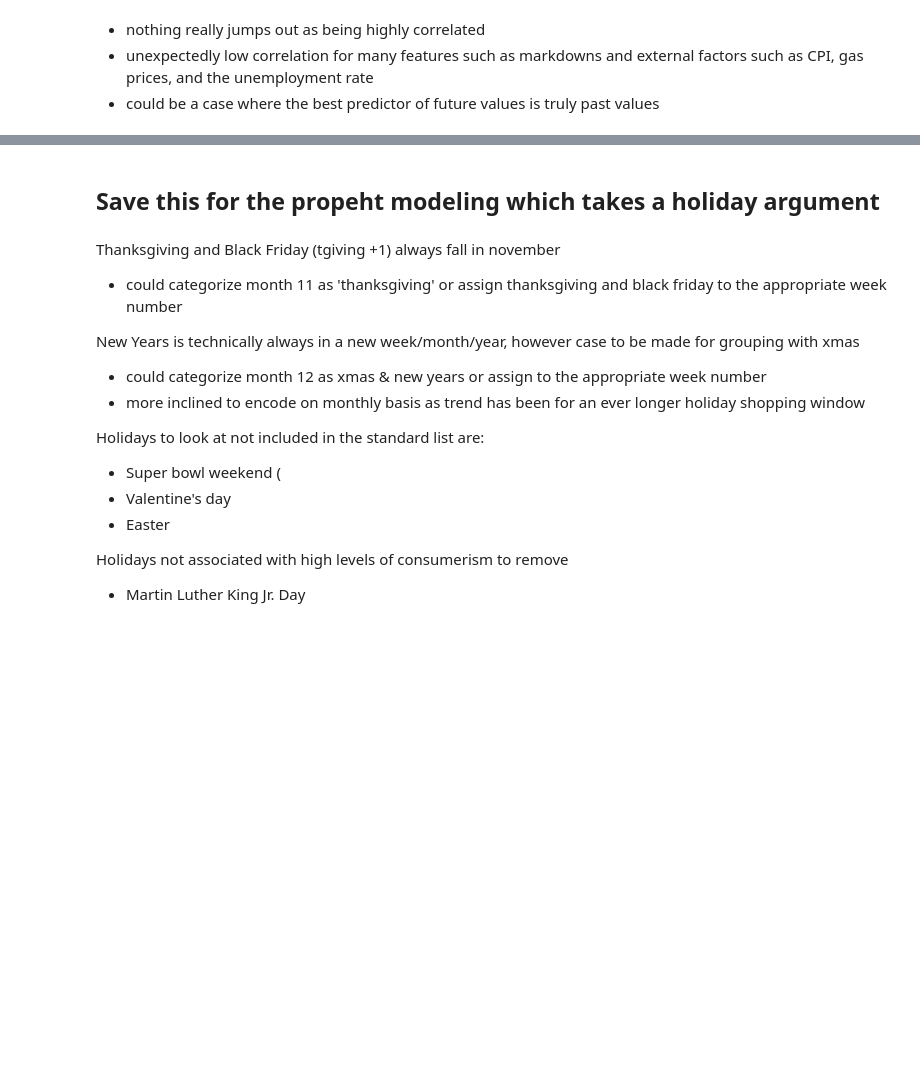
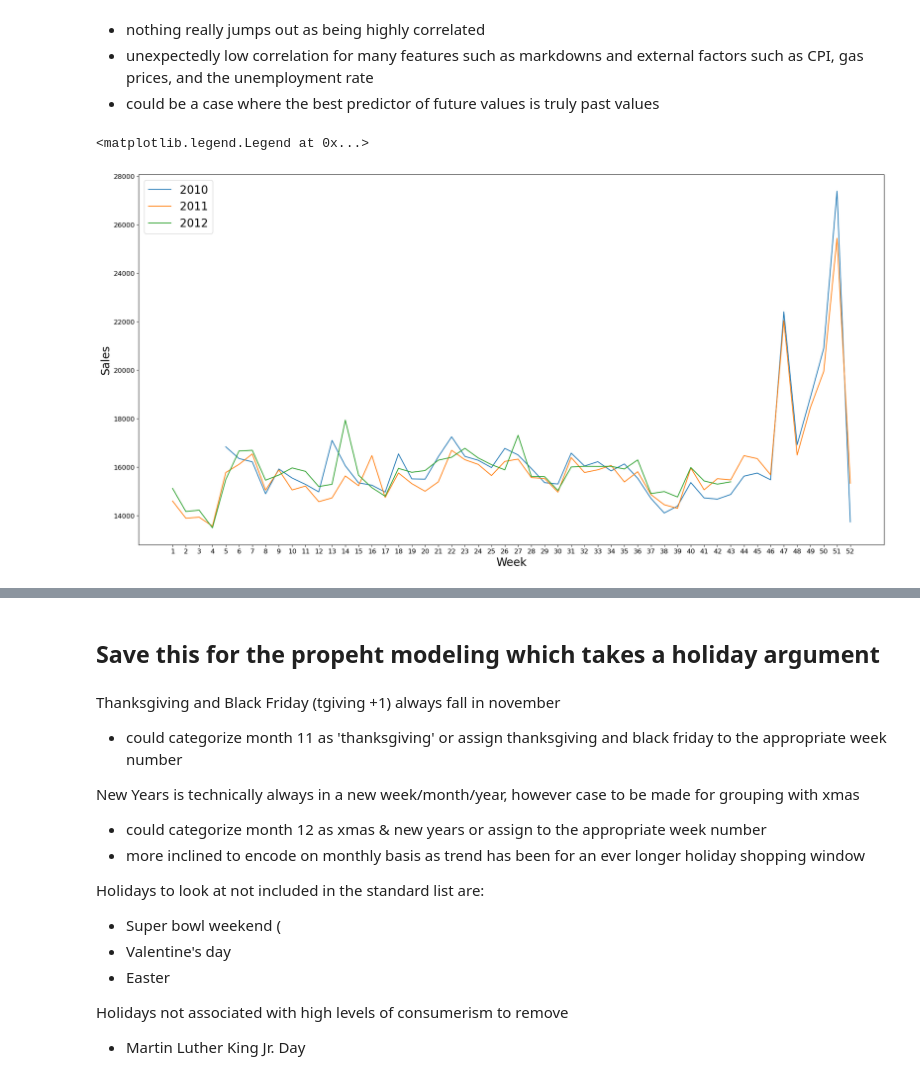
Before and after one commit to jbenasuli/Walmart-Sales-Forcasting, a Jupyter notebook: forecasting-walmart-sales.ipynb, the cells around one changed output, grey strips where cells are left out. Drawn from its saved outputs; the diff is of its cells as text; code cells hidden in the pictures; blank space fills up the shorter version.

```diff
--- a/forecasting-walmart-sales.ipynb
+++ b/forecasting-walmart-sales.ipynb
@@ -176,6 +401,22 @@ test_df['Month'] = test_df['Date'].dt.month
 test_df['Week'] = test_df['Date'].dt.week
 # %%
 # Aggregate average sales by year by week to indentify trends in weekly sales
-weekly_2010 = train_df.loc[train_df['Year'] == 2010].groupby('Week')['Weekly_Sales'].mean().reset_index()
-weekly_2011 = train_df.loc[train_df['Year'] == 2011].groupby('Week')['Weekly_Sales'].mean().reset_index()
-weekly_2012 = train_df.loc[train_df['Year'] == 2012].groupby('Week')['Weekly_Sales'].mean().reset_index()
+weekly_2010 = train_df.loc[train_df['Year'] == 2010].groupby('Week')['Weekly_Sales'].mean()
+weekly_2011 = train_df.loc[train_df['Year'] == 2011].groupby('Week')['Weekly_Sales'].mean()
+weekly_2012 = train_df.loc[train_df['Year'] == 2012].groupby('Week')['Weekly_Sales'].mean()
+# %%
+fig, ax = plt.subplots(figsize=(24,12))
+
+ax1 = plt.plot(weekly_2010.index, weekly_2010.values)
+ax2 = plt.plot(weekly_2011.index, weekly_2011.values)
+ax3 = plt.plot(weekly_2012.index, weekly_2012.values)
+
+plt.ylabel('Sales', fontsize=20)
+plt.xlabel('Week', fontsize=20)
+plt.yticks(fontsize=12)
+plt.xticks(np.arange(1,53,step=1), fontsize=12)
+
+plt.legend(['2010', '2011', '2012'], fontsize=20)
+# %% [output]
+<matplotlib.legend.Legend at 0x...>
+[figure, added]
```
Also changed, not shown: parts of 61 cells of this notebook.
